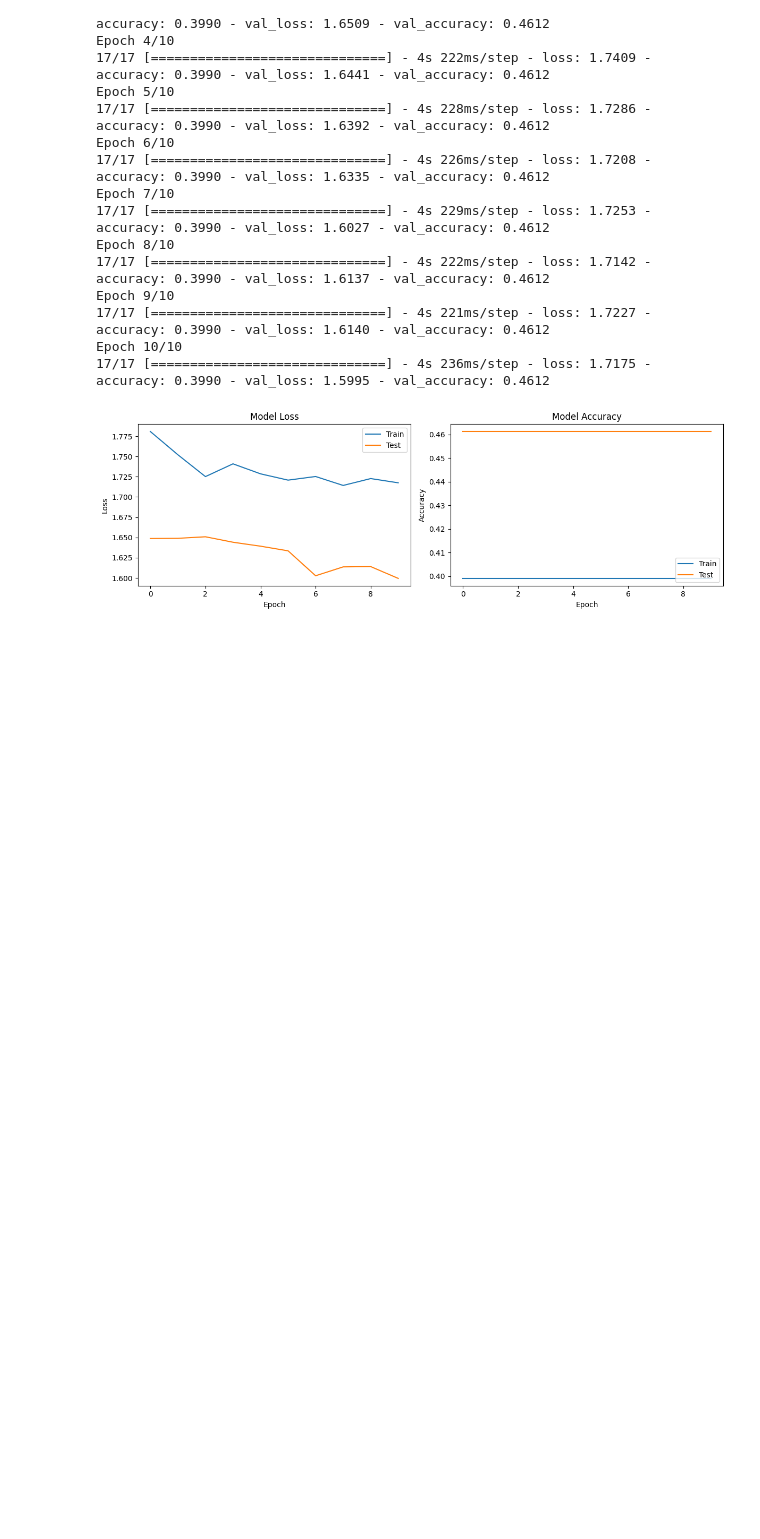
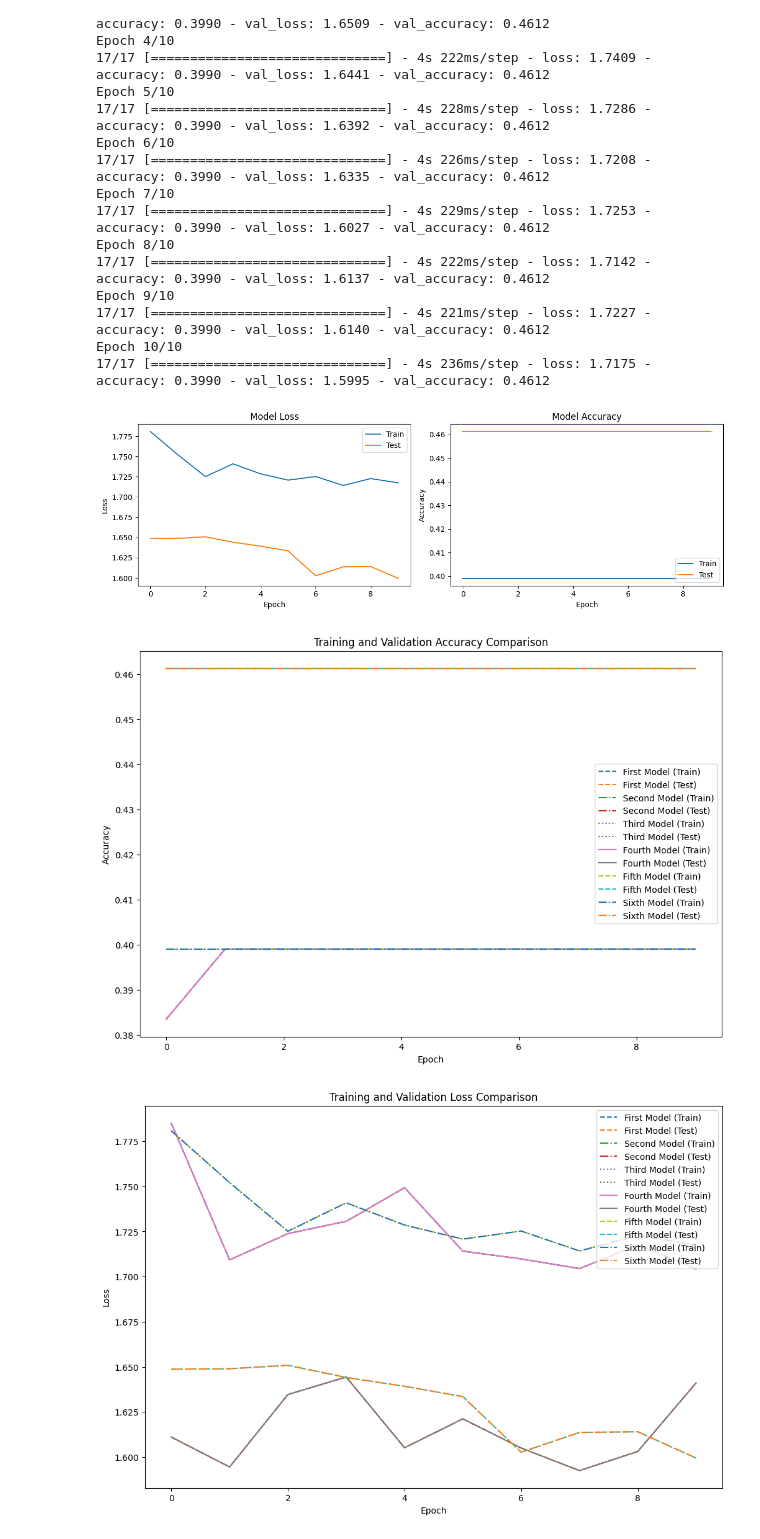
Before and after one commit to mjzago/INTOcode, a Jupyter notebook: Deep learning/Politic-faces.ipynb, the cells around one changed output. Cells and saved outputs as stored; diff of their text form; code cells hidden in the pictures; blank space fills up the shorter version.

```diff
--- a/Deep learning/Politic-faces.ipynb
+++ b/Deep learning/Politic-faces.ipynb
@@ -463,3 +463,74 @@ Epoch 9/10
 Epoch 10/10
 17/17 [==============================] - 4s 236ms/step - loss: 1.7175 - accuracy: 0.3990 - val_loss: 1.5995 - val_accuracy: 0.4612
 [figure]
+# %%
+import matplotlib.pyplot as plt
+
+# Plot training and validation accuracy
+plt.figure(figsize=(12, 8))
+
+# First Model
+plt.plot(history.history['accuracy'], label='First Model (Train)', linestyle='--')
+plt.plot(history.history['val_accuracy'], label='First Model (Test)', linestyle='--')
+
+# Second Model
+plt.plot(history.history['accuracy'], label='Second Model (Train)', linestyle='-.')
+plt.plot(history.history['val_accuracy'], label='Second Model (Test)', linestyle='-.')
+
+# Third Model
+plt.plot(history.history['accuracy'], label='Third Model (Train)', linestyle=':')
+plt.plot(history.history['val_accuracy'], label='Third Model (Test)', linestyle=':')
+
+# Fourth Model
+plt.plot(history.history['accuracy'], label='Fourth Model (Train)', linestyle='-')
+plt.plot(history.history['val_accuracy'], label='Fourth Model (Test)', linestyle='-')
+
+# Fifth Model
+plt.plot(history_sixth.history['accuracy'], label='Fifth Model (Train)', linestyle='--')
+plt.plot(history_sixth.history['val_accuracy'], label='Fifth Model (Test)', linestyle='--')
+
+# Sixth Model
+plt.plot(history_sixth.history['accuracy'], label='Sixth Model (Train)', linestyle='-.')
+plt.plot(history_sixth.history['val_accuracy'], label='Sixth Model (Test)', linestyle='-.')
+
+plt.title('Training and Validation Accuracy Comparison')
+plt.xlabel('Epoch')
+plt.ylabel('Accuracy')
+plt.legend()
+plt.show()
+
+# Plot training and validation loss
+plt.figure(figsize=(12, 8))
+
+# First Model
+plt.plot(history.history['loss'], label='First Model (Train)', linestyle='--')
+plt.plot(history.history['val_loss'], label='First Model (Test)', linestyle='--')
+
+# Second Model
+plt.plot(history.history['loss'], label='Second Model (Train)', linestyle='-.')
+plt.plot(history.history['val_loss'], label='Second Model (Test)', linestyle='-.')
+
+# Third Model
+plt.plot(history.history['loss'], label='Third Model (Train)', linestyle=':')
+plt.plot(history.history['val_loss'], label='Third Model (Test)', linestyle=':')
+
+# Fourth Model
+plt.plot(history.history['loss'], label='Fourth Model (Train)', linestyle='-')
+plt.plot(history.history['val_loss'], label='Fourth Model (Test)', linestyle='-')
+
+# Fifth Model
+plt.plot(history_sixth.history['loss'], label='Fifth Model (Train)', linestyle='--')
+plt.plot(history_sixth.history['val_loss'], label='Fifth Model (Test)', linestyle='--')
+
+# Sixth Model
+plt.plot(history_sixth.history['loss'], label='Sixth Model (Train)', linestyle='-.')
+plt.plot(history_sixth.history['val_loss'], label='Sixth Model (Test)', linestyle='-.')
+
+plt.title('Training and Validation Loss Comparison')
+plt.xlabel('Epoch')
+plt.ylabel('Loss')
+plt.legend()
+plt.show()
+# %% [output]
+[figure, added]
+[figure, added]
```
